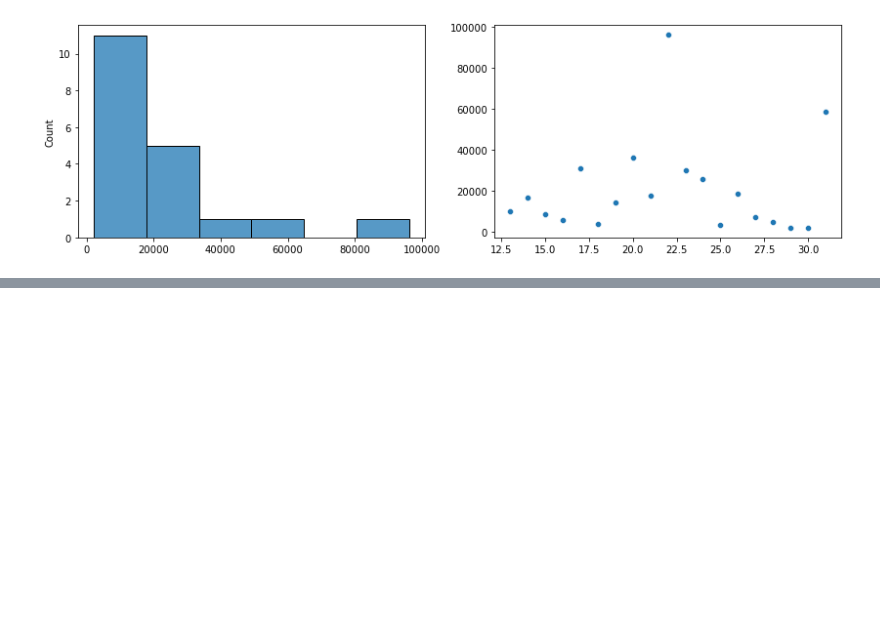
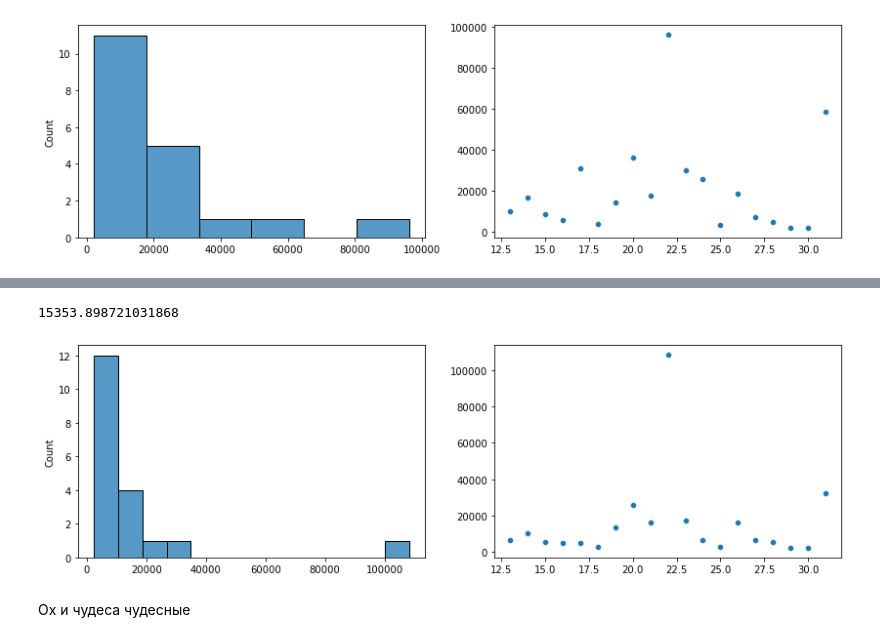
Before and after one commit to Denchidlo/FutureSales, a Jupyter notebook: notebooks/validation.ipynb, the cells around one changed output, grey strips where cells are left out. Saved outputs shown, nothing was run; the diff lists cells and outputs as text; code cells hidden in the pictures; blank space fills up the shorter version.

```diff
--- a/notebooks/validation.ipynb
+++ b/notebooks/validation.ipynb
@@ -265,0 +290,15 @@ sns.lmplot(data=proceed_residuals['elastic'][1].reset_index(), x='true_value', y
+# %%
+validator_lin = RegressionValidator(ElasticNet, l1_ratio=0.5, alpha=2.1e-4, normalize=True)
+errors['minimal_elastic_40'] = validator_lin.validate(CONFIG['validation_window'], minimal_subset_rfr['40_depth'], target_test)
+
+_, axs = plt.subplots(1, 2, figsize=(14, 4))
+
+sns.scatterplot(x=errors['minimal_elastic_40'][0], y=errors['minimal_elastic_40'][1], ax=axs[1])
+sns.histplot(errors['minimal_elastic_40'][1], ax=axs[0])
+
+np.mean(errors['minimal_elastic_40'][1])
+# %% [output]
+15353.898721031868
+[figure, added]
+# %% [markdown]
+Ох и чудеса чудесные
```
Also changed, not shown: parts of 7 cells of this notebook.
